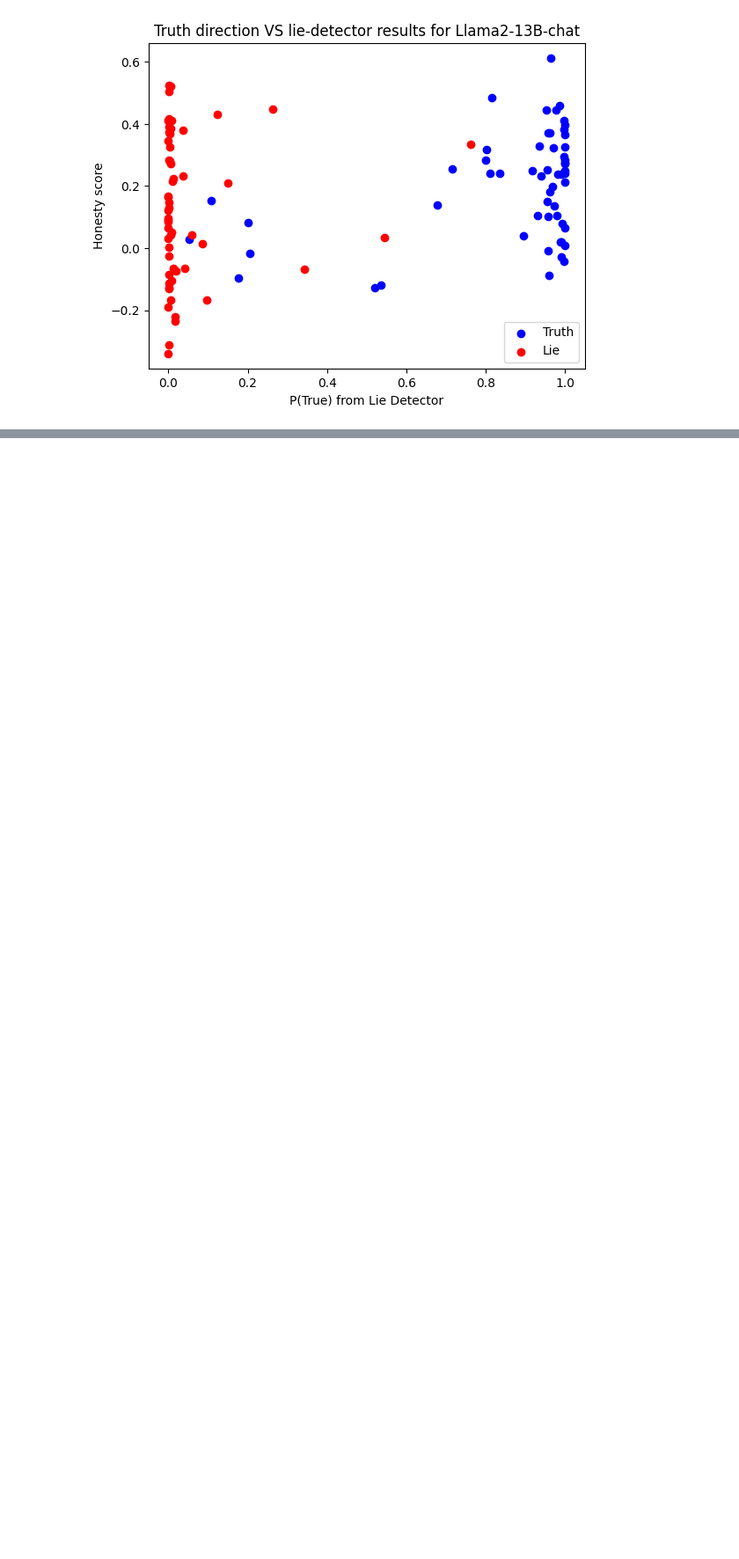
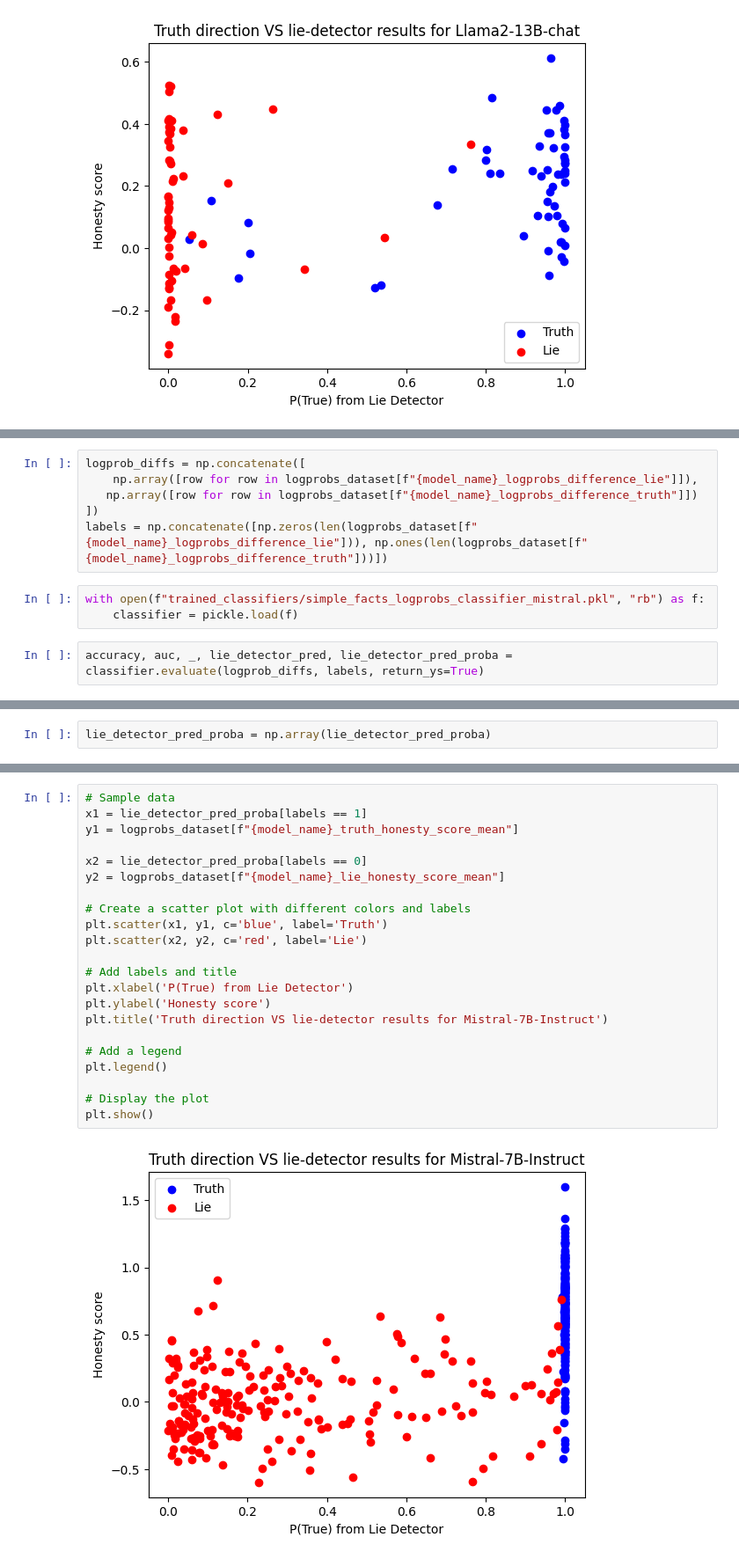
Before and after one commit to Felhof/Comparing-Measures-of-LLM-Truthfulness, a Jupyter notebook: llama2_chat_main_experiment.ipynb, the cells around one changed output, grey strips where cells are left out. Shown: that part at 88% size. Saved outputs shown, nothing was run; the diff lists cells and outputs as text; blank space fills up the shorter version.

```diff
--- a/llama2_chat_main_experiment.ipynb
+++ b/llama2_chat_main_experiment.ipynb
@@ -276,0 +491,11 @@ plt.show()
+# %%
+logprob_diffs = np.concatenate([
+    np.array([row for row in logprobs_dataset[f"{model_name}_logprobs_difference_lie"]]),
+   np.array([row for row in logprobs_dataset[f"{model_name}_logprobs_difference_truth"]])
+])
+labels = np.concatenate([np.zeros(len(logprobs_dataset[f"{model_name}_logprobs_difference_lie"])), np.ones(len(logprobs_dataset[f"{model_name}_logprobs_difference_truth"]))])
+# %%
+with open(f"trained_classifiers/simple_facts_logprobs_classifier_mistral.pkl", "rb") as f:
+    classifier = pickle.load(f)
+# %%
+accuracy, auc, _, lie_detector_pred, lie_detector_pred_proba = classifier.evaluate(logprob_diffs, labels, return_ys=True)
@@ -276,0 +510,2 @@ plt.show()
+# %%
+lie_detector_pred_proba = np.array(lie_detector_pred_proba)
@@ -276,0 +526,24 @@ plt.show()
+# %%
+# Sample data
+x1 = lie_detector_pred_proba[labels == 1]
+y1 = logprobs_dataset[f"{model_name}_truth_honesty_score_mean"]
+
+x2 = lie_detector_pred_proba[labels == 0]
+y2 = logprobs_dataset[f"{model_name}_lie_honesty_score_mean"]
+
+# Create a scatter plot with different colors and labels
+plt.scatter(x1, y1, c='blue', label='Truth')
+plt.scatter(x2, y2, c='red', label='Lie')
+
+# Add labels and title
+plt.xlabel('P(True) from Lie Detector')
+plt.ylabel('Honesty score')
+plt.title('Truth direction VS lie-detector results for Mistral-7B-Instruct')
+
+# Add a legend
+plt.legend()
+
+# Display the plot
+plt.show()
+# %% [output]
+[figure, added]
```
Also changed, not shown: parts of 32 cells of this notebook, 14 other files.
